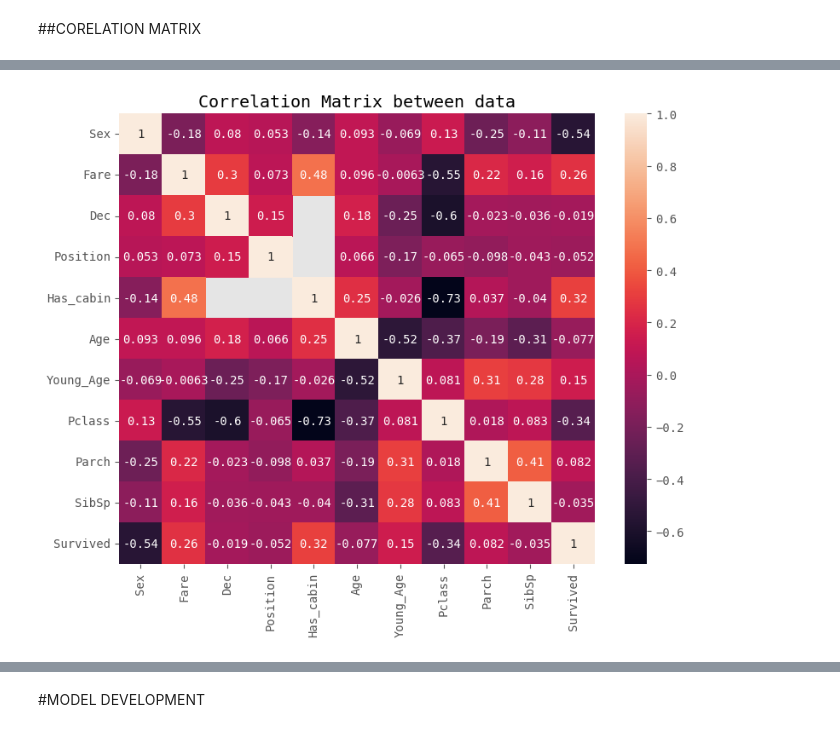
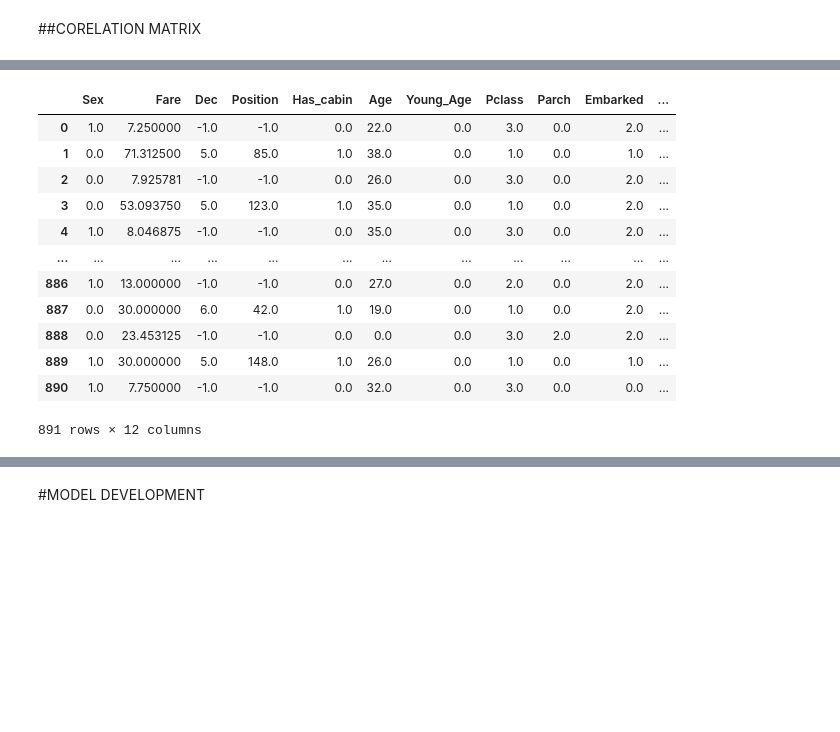
Before and after one commit to janeusz2000/Titanic, a Jupyter notebook: titanic.ipynb, the cells around one changed output, grey strips where cells are left out. Cells and saved outputs as stored; diff of their text form; code cells hidden in the pictures; blank space fills up the shorter version.

```diff
--- a/titanic.ipynb
+++ b/titanic.ipynb
@@ -363,11 +421,15 @@ def extract_embarked_as_float(embarked: pd.DataFrame) -> list:
 # %%
+
 sexes = train_table.Sex=='male'
 sexes = sexes.astype('float16')
 
 survived = train_table.Survived.astype('float16')
 age = train_table.Age.astype('float16')
+
 young_age = train_table.Age<=8
 young_age = young_age.astype('float16')
+
+age.fillna(0, inplace=True)
 
 has_cabin = train_table.Cabin.notna()
 has_cabin = has_cabin.astype('float16')
@@ -378,8 +440,15 @@ pclass = train_table.Pclass.astype('float16')
 parch = train_table.Parch.astype('float16')
 sib_sp = train_table.SibSp.astype('float16')
 
-embarked_list = extract_embarked_as_float(train_table.Embarked)
-embarked = pd.DataFrame(embarked_list).astype('float16')
+embarked_table = train_table.Embarked
+embarked_table.fillna(NOT_EXISTING_DATA, inplace=True)
+embarked = extract_embarked_as_float(embarked_table)
+
+dec = locations.dec
+dec.fillna(-1, inplace=True)
+
+position = locations.position
+position.fillna(-1, inplace=True)
 
 location_concatenated = train_table.Cabin
 extracted_locations = extract_location_from_concatenated_location(location_concatenated)
@@ -402,26 +456,34 @@ locations = pd.DataFrame(extracted_locations)
 # %%
-
 import seaborn as sn
 
 correlation_matrix_table = {
     'Sex' : sexes.to_dict(),
     'Fare' : fare.to_dict(),
-    'Dec' : locations.dec.to_dict(),
-    'Position' : locations.position.to_dict(),
+    'Dec' : dec.to_dict(),
+    'Position' : position.to_dict(),
     'Has_cabin' : has_cabin.to_dict(),
     'Age' : age.to_dict(),
     'Young_Age': young_age.to_dict(),
     'Pclass' : pclass.to_dict(),
     'Parch' : parch.to_dict(),
-    'Embarked' : embarked.to_dict(),
+    'Embarked' : embarked,
     'SibSp' : sib_sp.to_dict(),
     'Survived' : survived.to_dict()}
-
-correlation_matrix = pd.DataFrame(correlation_matrix_table)
-corr_matrix = correlation_matrix.corr()
-
-sn.heatmap(corr_matrix, annot=True)
-plt.title('Correlation Matrix between data')
-plt.show()
-# %% [output]
-[figure, removed]
+# %%
+correlation_matrix = pd.DataFrame(correlation_matrix_table)
+corr_matrix = correlation_matrix.corr()
+correlation_matrix.head(900)
+# %% [output]
+|  | Sex | Fare | Dec | Position | Has_cabin | Age | Young_Age | Pclass | Parch | Embarked | ... |
+| 0 | 1.0 | 7.250000 | -1.0 | -1.0 | 0.0 | 22.0 | 0.0 | 3.0 | 0.0 | 2.0 | ... |
+| 1 | 0.0 | 71.312500 | 5.0 | 85.0 | 1.0 | 38.0 | 0.0 | 1.0 | 0.0 | 1.0 | ... |
+| 2 | 0.0 | 7.925781 | -1.0 | -1.0 | 0.0 | 26.0 | 0.0 | 3.0 | 0.0 | 2.0 | ... |
+| 3 | 0.0 | 53.093750 | 5.0 | 123.0 | 1.0 | 35.0 | 0.0 | 1.0 | 0.0 | 2.0 | ... |
+| 4 | 1.0 | 8.046875 | -1.0 | -1.0 | 0.0 | 35.0 | 0.0 | 3.0 | 0.0 | 2.0 | ... |
+| ... | ... | ... | ... | ... | ... | ... | ... | ... | ... | ... | ... |
+| 886 | 1.0 | 13.000000 | -1.0 | -1.0 | 0.0 | 27.0 | 0.0 | 2.0 | 0.0 | 2.0 | ... |
+| 887 | 0.0 | 30.000000 | 6.0 | 42.0 | 1.0 | 19.0 | 0.0 | 1.0 | 0.0 | 2.0 | ... |
+| 888 | 0.0 | 23.453125 | -1.0 | -1.0 | 0.0 | 0.0 | 0.0 | 3.0 | 2.0 | 2.0 | ... |
+| 889 | 1.0 | 30.000000 | 5.0 | 148.0 | 1.0 | 26.0 | 0.0 | 1.0 | 0.0 | 1.0 | ... |
+| 890 | 1.0 | 7.750000 | -1.0 | -1.0 | 0.0 | 32.0 | 0.0 | 3.0 | 0.0 | 0.0 | ... |
+891 rows × 12 columns
```
Also changed, not shown: parts of 23 cells of this notebook.
